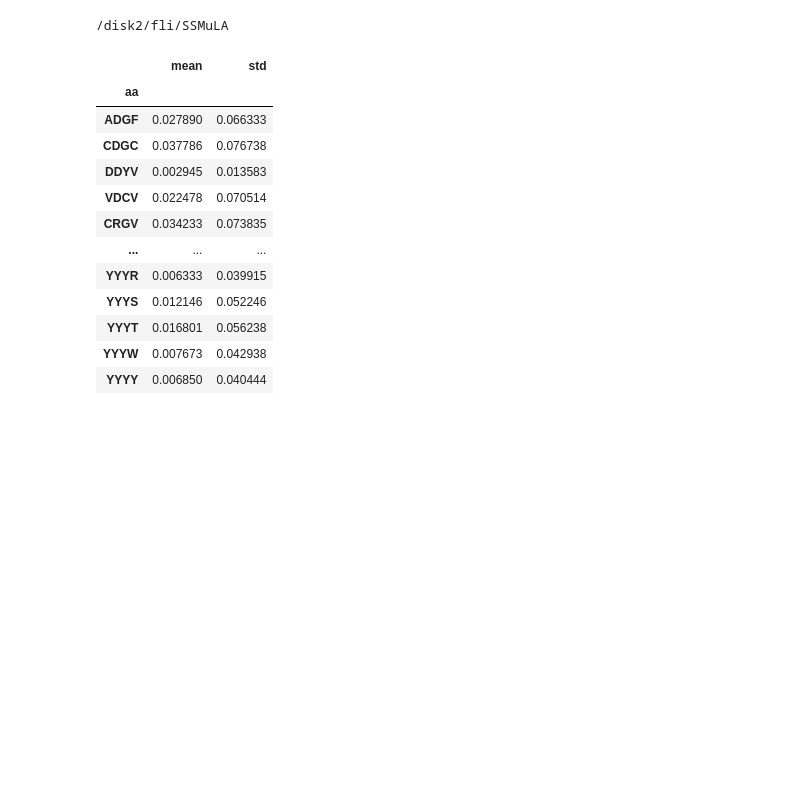
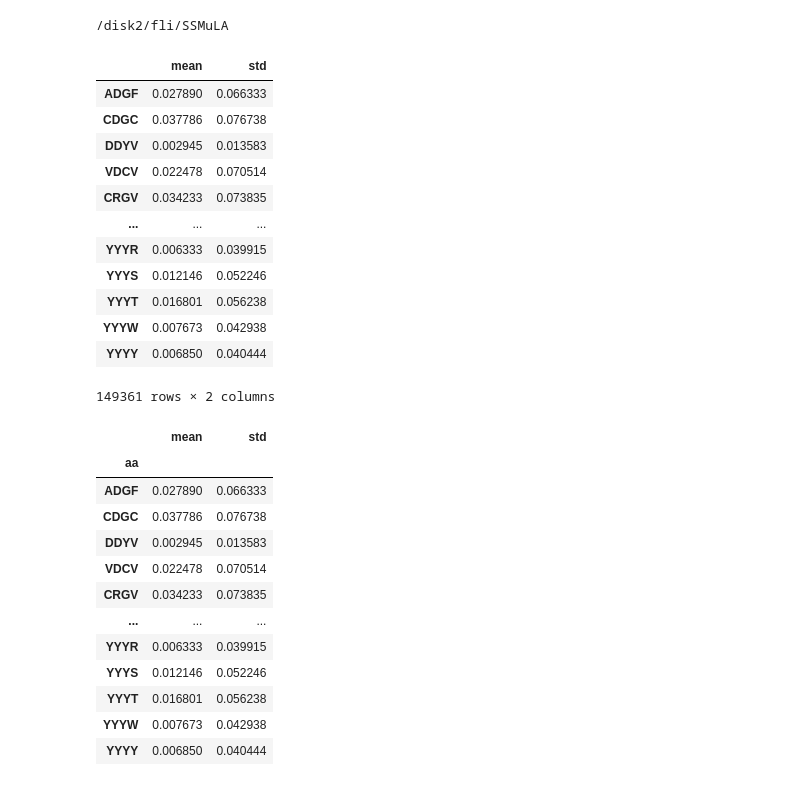
Before and after one commit to fhalab/SSMuLA, a Jupyter notebook: sandbox/hm_parallel.ipynb, the cells around one changed output. Cells and saved outputs as stored; diff of their text form; code cells hidden in the pictures; blank space fills up the shorter version.

```diff
--- a/sandbox/hm_parallel.ipynb
+++ b/sandbox/hm_parallel.ipynb
@@ -53,6 +53,22 @@ def main(csv_path):
 # result_dict = main(df)
 # %%
 gb1_dict = main('data/GB1/scale2max/GB1.csv')
+# %%
+pd.DataFrame.from_dict(gb1_dict, orient='index')
+# %% [output]
+|  | mean | std |
+| ADGF | 0.027890 | 0.066333 |
+| CDGC | 0.037786 | 0.076738 |
+| DDYV | 0.002945 | 0.013583 |
+| VDCV | 0.022478 | 0.070514 |
+| CRGV | 0.034233 | 0.073835 |
+| ... | ... | ... |
+| YYYR | 0.006333 | 0.039915 |
+| YYYS | 0.012146 | 0.052246 |
+| YYYT | 0.016801 | 0.056238 |
+| YYYW | 0.007673 | 0.042938 |
+| YYYY | 0.006850 | 0.040444 |
+149361 rows × 2 columns
 # %%
 mean_df = pd.DataFrame.from_dict(gb1_dict, orient='index')
 
```
Also changed, not shown: parts of 1 cell of this notebook, 7 other files.
